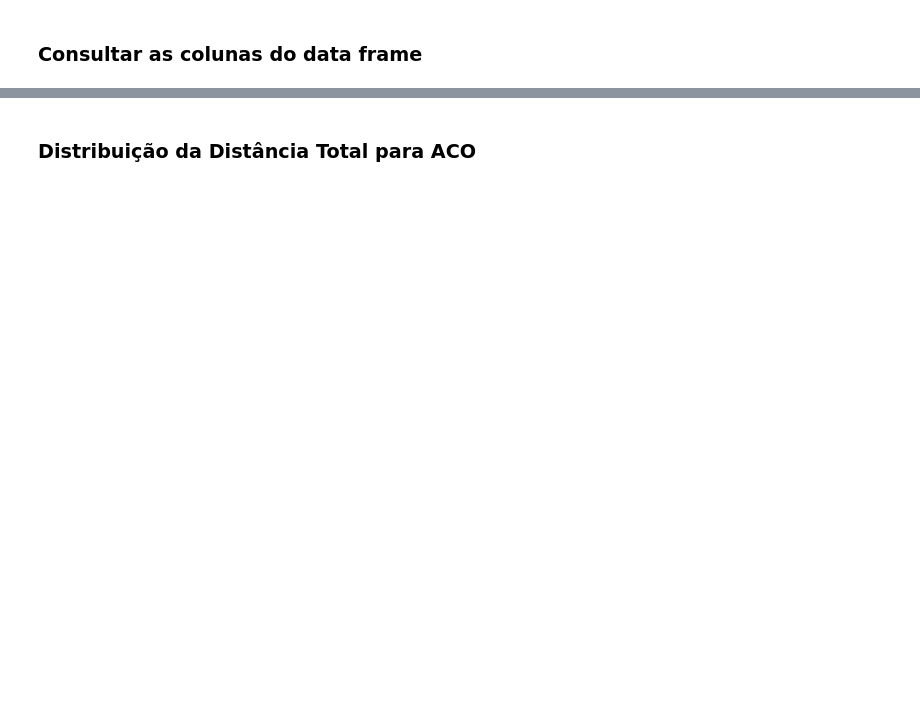
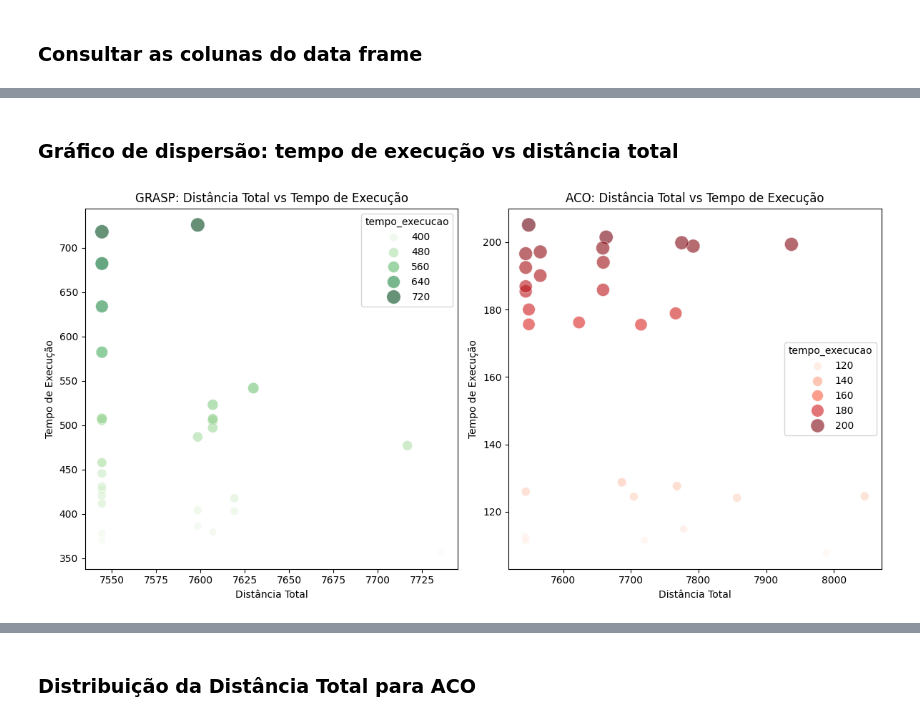
Before and after one commit to ste-coding/problema-caixeiro-viajante, a Jupyter notebook: dados.ipynb, the cells around one changed output, grey strips where cells are left out. Saved outputs shown, nothing was run; the diff lists cells and outputs as text; code cells hidden in the pictures; blank space fills up the shorter version.

```diff
--- a/dados.ipynb
+++ b/dados.ipynb
@@ -162,0 +440,25 @@ Index(['execucao', 'melhor_caminho', 'distancia_total', 'tempo_execucao',
+# %% [markdown]
+### Gráfico de dispersão: tempo de execução vs distância total
+# %%
+# Configurações do gráfico
+plt.figure(figsize=(12, 6))
+
+# GRASP Alpha
+plt.subplot(1, 2, 1)
+sns.scatterplot(x='distancia_total', y='tempo_execucao', data=df_grasp_berlin52, size='tempo_execucao', hue='tempo_execucao', palette='Greens', alpha=0.6, sizes=(50, 200))
+plt.title('GRASP: Distância Total vs Tempo de Execução')
+plt.xlabel('Distância Total')
+plt.ylabel('Tempo de Execução')
+
+# ACO
+plt.subplot(1, 2, 2)
+sns.scatterplot(x='distancia_total', y='tempo_execucao', data=df_aco_berlin52, size='tempo_execucao', hue='tempo_execucao', palette='Reds', alpha=0.6, sizes=(50, 200))
+plt.title('ACO: Distância Total vs Tempo de Execução')
+plt.xlabel('Distância Total')
+plt.ylabel('Tempo de Execução')
+
+# Ajustar layout
+plt.tight_layout()
+plt.show()
+# %% [output]
+[figure, added]
```
Also changed, not shown: parts of 77 cells of this notebook.
